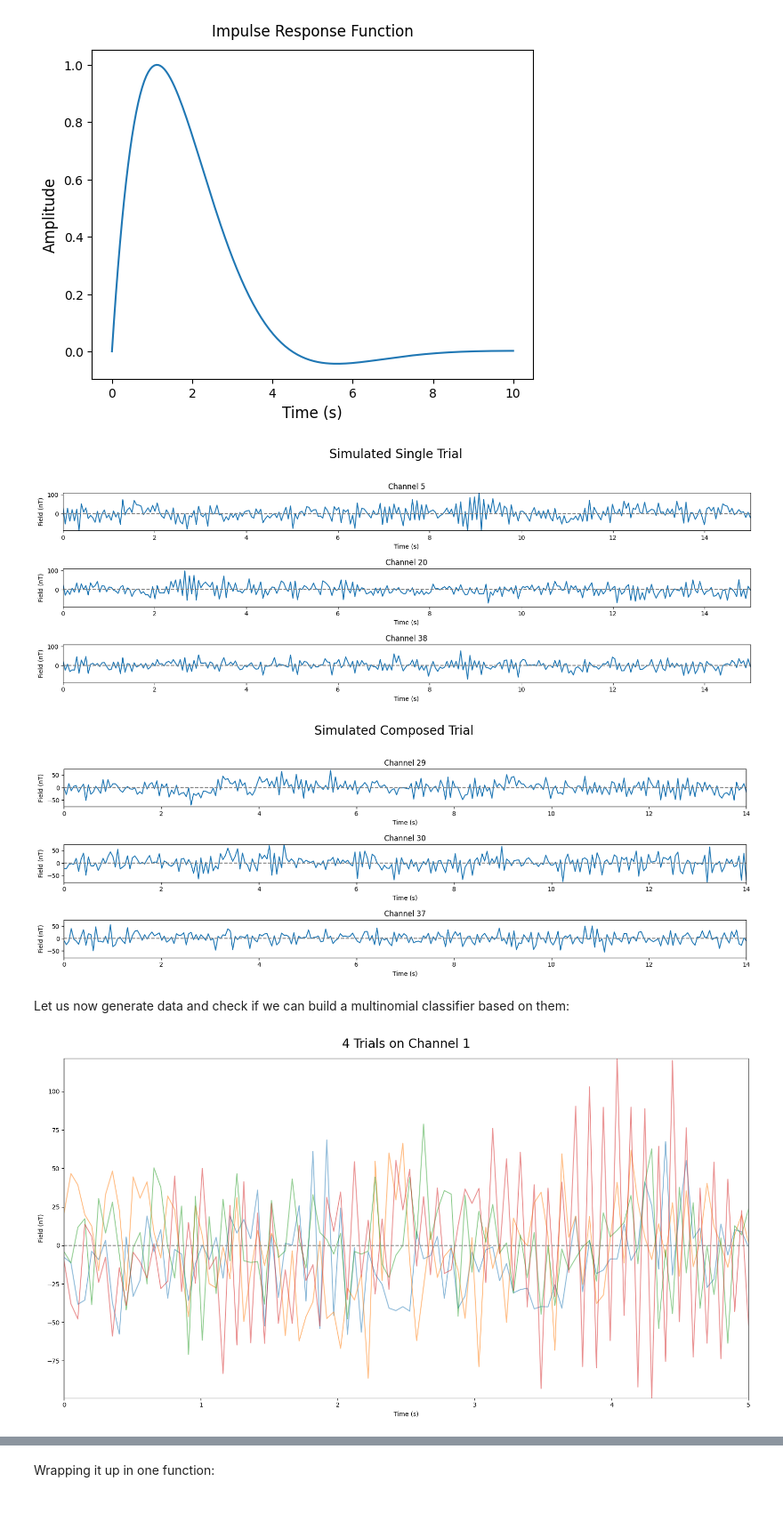
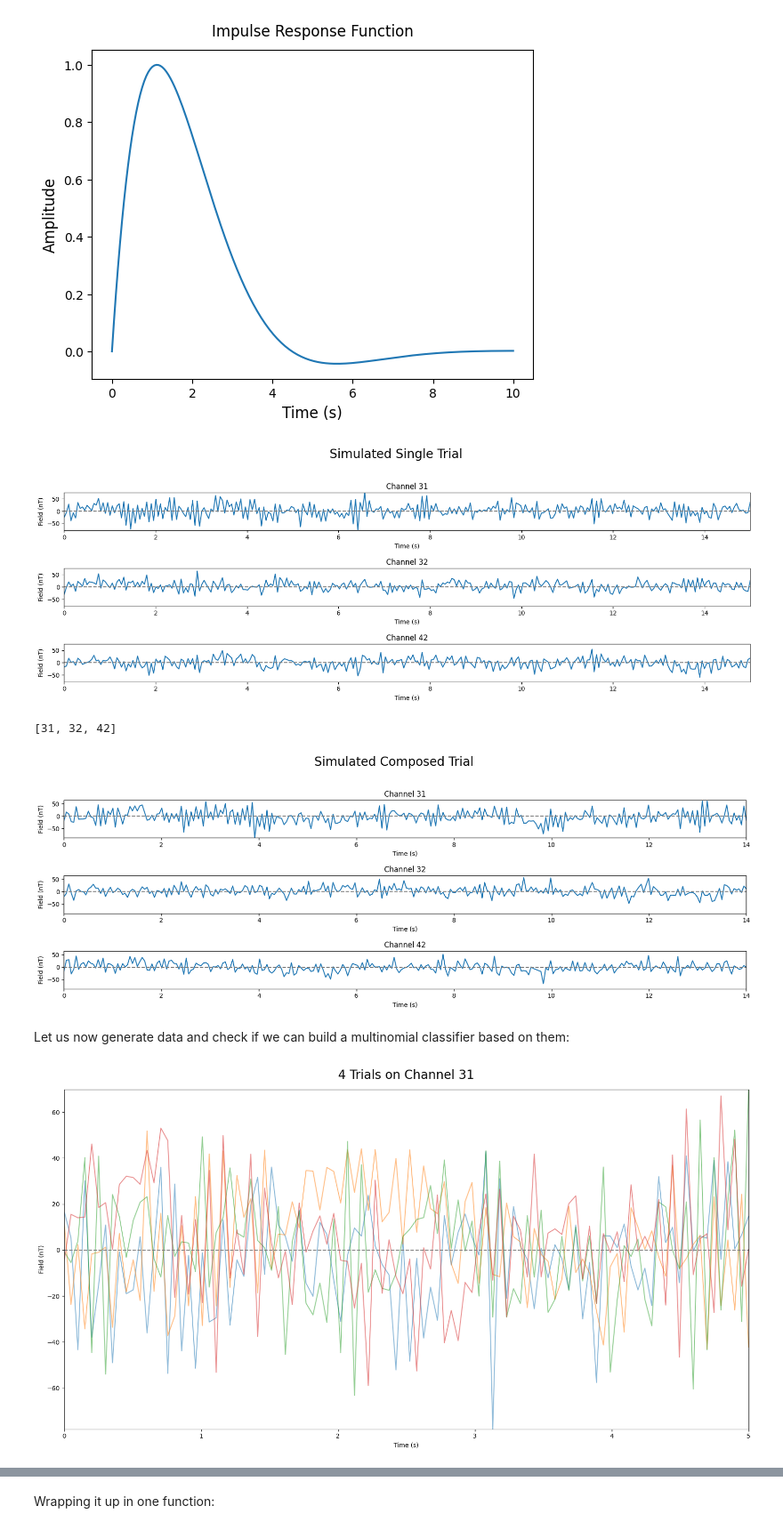
Before and after one commit to adkipnis/compositional-inference-experiment, a Jupyter notebook: simulation-test/spell-decoder.ipynb, the cells around one changed output, grey strips where cells are left out. Shown at 89% size. Cells and saved outputs as stored; diff of their text form; code cells hidden in the pictures.

Commit message:
plot patterns with potentially specified channels

```diff
--- a/simulation-test/spell-decoder.ipynb
+++ b/simulation-test/spell-decoder.ipynb
@@ -226,9 +226,12 @@ class Simulator:
         if arrange:
             axs.set_yticks(np.arange(matrix.shape[0]))
 
-    def plotSomeChannels(self, x: np.ndarray, nPlots:int, nSeconds:int=5, trialType:str="Single") -> None:
+    def plotSomeChannels(self, x: np.ndarray, nPlots:int, channels=None, nSeconds:int=5, trialType:str="Single") -> List:
         nSamples = nSeconds * self.samplingRate
-        channels = sorted(np.random.choice(self.nChan, size=nPlots, replace=False))
+        if channels is None:
+            channels = sorted(np.random.choice(self.nChan, size=nPlots, replace=False))
+        else:
+            assert nPlots == len(channels), "nPlots and len(channels) must be equal"
         plt.figure(figsize=(20,10))
         plt.suptitle(f"Simulated {trialType} Trial", fontsize=20)
         t = np.linspace(0, nSeconds, nSamples)
@@ -243,6 +246,7 @@ class Simulator:
             plt.ylim([np.min(x[channels,:]), np.max(x[channels,:])])
             plt.plot(t, np.ones(nSamples) * [0], color='grey', linestyle='--')
             plt.subplots_adjust(hspace=1.)
+        return channels
 
     def plotSomeTrials(self, channel: int, nTrials:int, nSecondsTrial:int) -> None:
         """ plot some trials for a given channel """""
@@ -301,24 +305,25 @@ sim.genIRF(nSeconds=10, coeffs=[1.,2.,2.], plot=True) # first five seconds are m
 [figure]
 # %%
 x = sim.genVAR(sim.mus[0], nSeconds=15)
-sim.plotSomeChannels(x, nPlots=3, nSeconds=15)
+plottedChannels = sim.plotSomeChannels(x, nPlots=3, nSeconds=15)
 # %% [output]
-[figure, old version]
+[figure, new version]
 # %%
 totalTrialDuration = 14
 x = sim.genComposedVAR(sim.mus[0], sim.mus[1], tIntersect=4, tTotal=totalTrialDuration)
-sim.plotSomeChannels(x, nPlots=3, nSeconds=totalTrialDuration, trialType="Composed")
+sim.plotSomeChannels(x, nPlots=3, channels=plottedChannels, nSeconds=totalTrialDuration, trialType="Composed")
 # %% [output]
+[31, 32, 42]
-[figure, old version]
+[figure, new version]
 # %% [markdown]
 Let us now generate data and check if we can build a multinomial classifier based on them:
 # %%
 trialDuration = 5
 sim.genIRF(nSeconds=trialDuration)
 sim.genDataSet(nSecondsTrial=trialDuration)
-sim.plotSomeTrials(channel=1, nTrials=4, nSecondsTrial=trialDuration)
+sim.plotSomeTrials(channel=plottedChannels[0], nTrials=4, nSecondsTrial=trialDuration)
 # %% [output]
-[figure, old version]
+[figure, new version]
 # %%
 mnc = LogisticRegression(multi_class='multinomial', solver='newton-cg', penalty='l2')
 kf = KFold(n_splits=10, shuffle=False)
```
Also changed, not shown: parts of 2 cells of this notebook.
